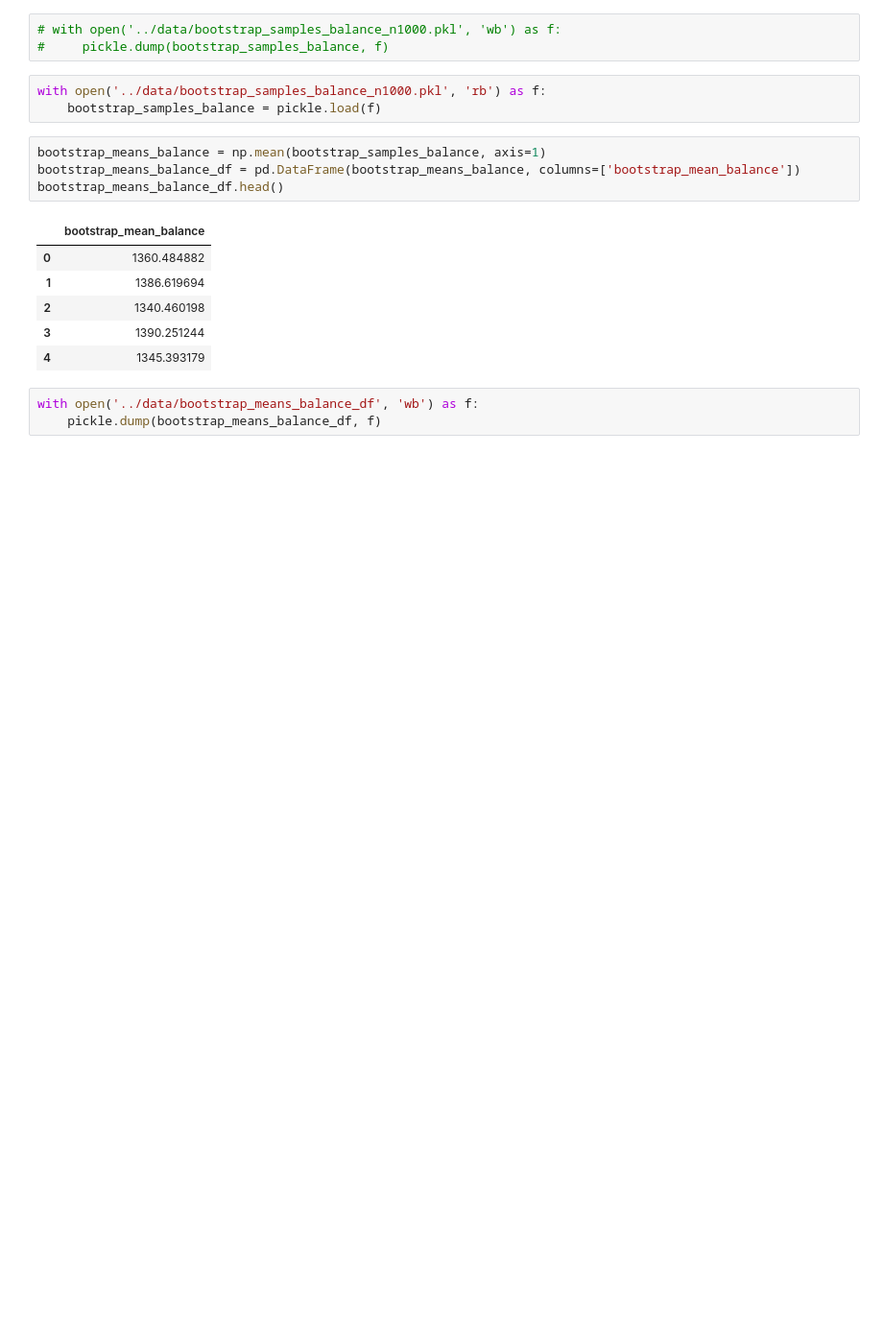
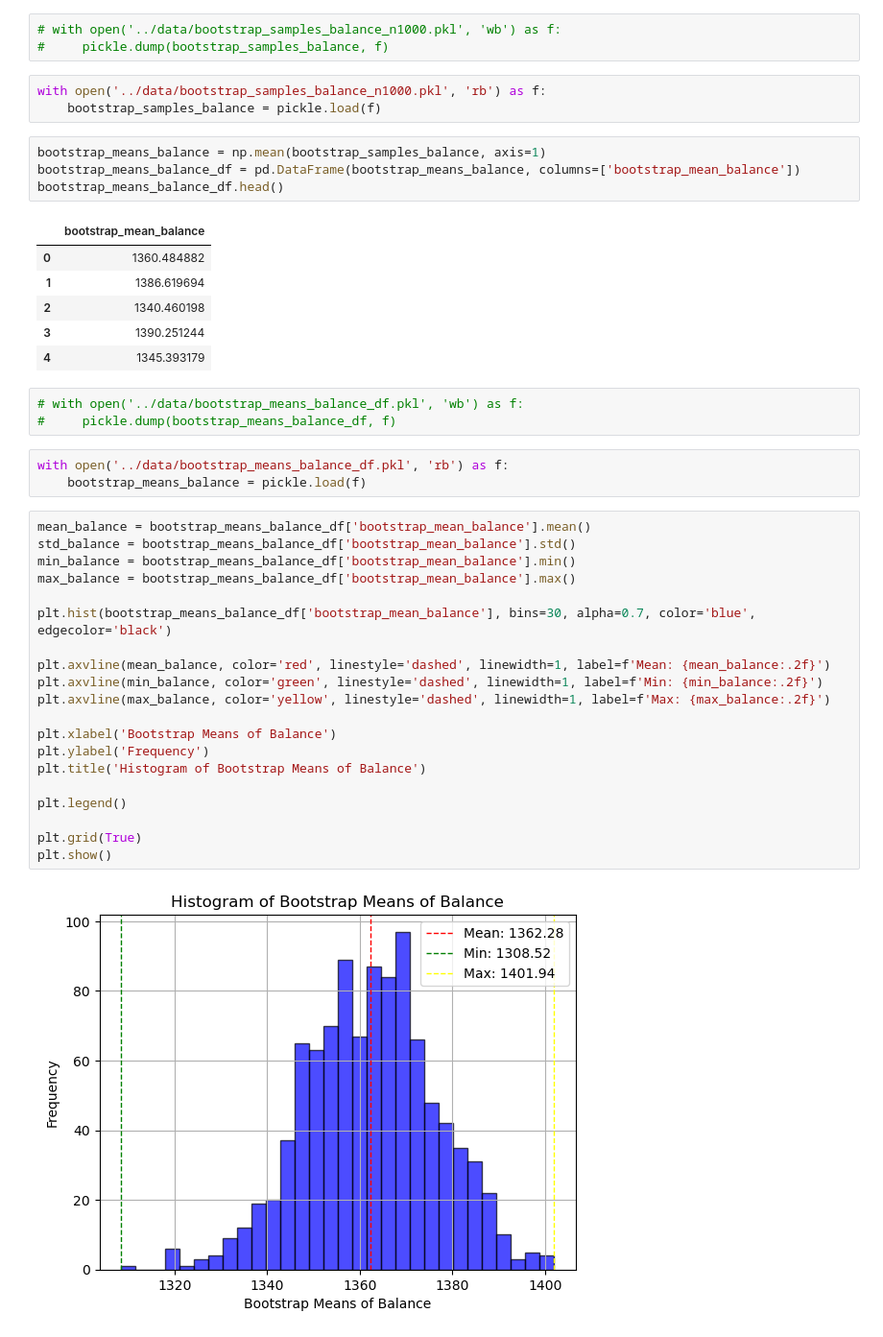
Before and after one commit to briggyx/bank_marketing_analysis, a Jupyter notebook: src/histograms_bootstrap_confidence_intervals.ipynb, the cells around one changed output. Shown at 96% size. Cells and saved outputs as stored; diff of their text form; blank space fills up the shorter version.

```diff
--- a/src/histograms_bootstrap_confidence_intervals.ipynb
+++ b/src/histograms_bootstrap_confidence_intervals.ipynb
@@ -332,5 +332,30 @@ bootstrap_means_balance_df.head()
 | 3 | 1390.251244 |
 | 4 | 1345.393179 |
 # %%
-with open('../data/bootstrap_means_balance_df', 'wb') as f:
-    pickle.dump(bootstrap_means_balance_df, f)
+# with open('../data/bootstrap_means_balance_df.pkl', 'wb') as f:
+#     pickle.dump(bootstrap_means_balance_df, f)
+# %%
+with open('../data/bootstrap_means_balance_df.pkl', 'rb') as f:
+    bootstrap_means_balance = pickle.load(f)
+# %%
+mean_balance = bootstrap_means_balance_df['bootstrap_mean_balance'].mean()
+std_balance = bootstrap_means_balance_df['bootstrap_mean_balance'].std()
+min_balance = bootstrap_means_balance_df['bootstrap_mean_balance'].min()
+max_balance = bootstrap_means_balance_df['bootstrap_mean_balance'].max()
+
+plt.hist(bootstrap_means_balance_df['bootstrap_mean_balance'], bins=30, alpha=0.7, color='blue', edgecolor='black')
+
+plt.axvline(mean_balance, color='red', linestyle='dashed', linewidth=1, label=f'Mean: {mean_balance:.2f}')
+plt.axvline(min_balance, color='green', linestyle='dashed', linewidth=1, label=f'Min: {min_balance:.2f}')
+plt.axvline(max_balance, color='yellow', linestyle='dashed', linewidth=1, label=f'Max: {max_balance:.2f}')
+
+plt.xlabel('Bootstrap Means of Balance')
+plt.ylabel('Frequency')
+plt.title('Histogram of Bootstrap Means of Balance')
+
+plt.legend()
+
+plt.grid(True)
+plt.show()
+# %% [output]
+[figure, added]
```
Also changed, not shown: parts of 12 cells of this notebook, 6 other files.
